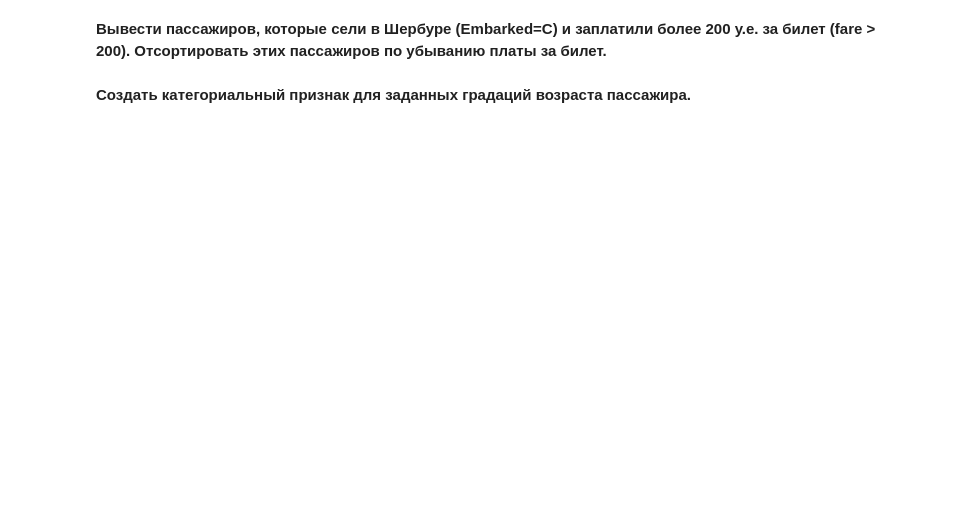
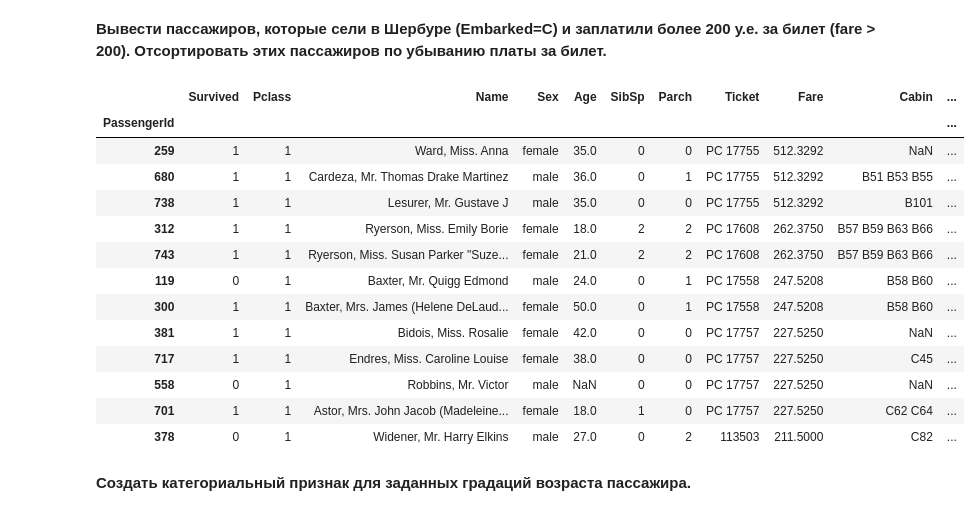
Before and after one commit to DKMFzF/eda-data-set-titanic, a Jupyter notebook: Homework.ipynb, the cells around one changed output. Saved outputs shown, nothing was run; the diff lists cells and outputs as text; code cells hidden in the pictures; blank space fills up the shorter version.

```diff
--- a/Homework.ipynb
+++ b/Homework.ipynb
@@ -120,5 +119,22 @@ data.groupby(['Pclass', 'Sex']).size().unstack()
 # %% [markdown]
 **Вывести пассажиров, которые сели в Шербуре (Embarked=C) и заплатили более 200 у.е. за билет (fare > 200). Отсортировать этих пассажиров по убыванию платы за билет.**
+# %%
+data[(data.Embarked == 'C') & (data.Fare > 200)].sort_values(by='Fare', ascending=False)
+# %% [output]
+|  | Survived | Pclass | Name | Sex | Age | SibSp | Parch | Ticket | Fare | Cabin | ... |
+| PassengerId |  |  |  |  |  |  |  |  |  |  | ... |
+| 259 | 1 | 1 | Ward, Miss. Anna | female | 35.0 | 0 | 0 | PC 17755 | 512.3292 | NaN | ... |
+| 680 | 1 | 1 | Cardeza, Mr. Thomas Drake Martinez | male | 36.0 | 0 | 1 | PC 17755 | 512.3292 | B51 B53 B55 | ... |
+| 738 | 1 | 1 | Lesurer, Mr. Gustave J | male | 35.0 | 0 | 0 | PC 17755 | 512.3292 | B101 | ... |
+| 312 | 1 | 1 | Ryerson, Miss. Emily Borie | female | 18.0 | 2 | 2 | PC 17608 | 262.3750 | B57 B59 B63 B66 | ... |
+| 743 | 1 | 1 | Ryerson, Miss. Susan Parker "Suze... | female | 21.0 | 2 | 2 | PC 17608 | 262.3750 | B57 B59 B63 B66 | ... |
+| 119 | 0 | 1 | Baxter, Mr. Quigg Edmond | male | 24.0 | 0 | 1 | PC 17558 | 247.5208 | B58 B60 | ... |
+| 300 | 1 | 1 | Baxter, Mrs. James (Helene DeLaud... | female | 50.0 | 0 | 1 | PC 17558 | 247.5208 | B58 B60 | ... |
+| 381 | 1 | 1 | Bidois, Miss. Rosalie | female | 42.0 | 0 | 0 | PC 17757 | 227.5250 | NaN | ... |
+| 717 | 1 | 1 | Endres, Miss. Caroline Louise | female | 38.0 | 0 | 0 | PC 17757 | 227.5250 | C45 | ... |
+| 558 | 0 | 1 | Robbins, Mr. Victor | male | NaN | 0 | 0 | PC 17757 | 227.5250 | NaN | ... |
+| 701 | 1 | 1 | Astor, Mrs. John Jacob (Madeleine... | female | 18.0 | 1 | 0 | PC 17757 | 227.5250 | C62 C64 | ... |
+| 378 | 0 | 1 | Widener, Mr. Harry Elkins | male | 27.0 | 0 | 2 | 113503 | 211.5000 | C82 | ... |
 # %% [markdown]
 **Создать категориальный признак для заданных градаций возраста пассажира.**
 # %%
```
Also changed, not shown: parts of 11 cells of this notebook.
